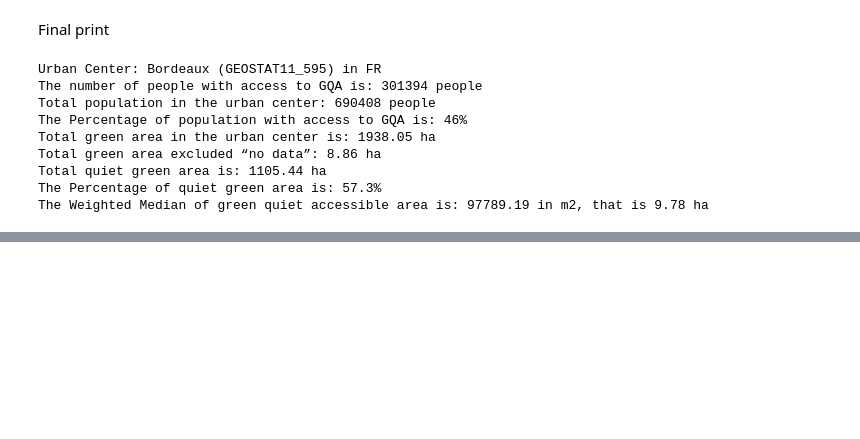
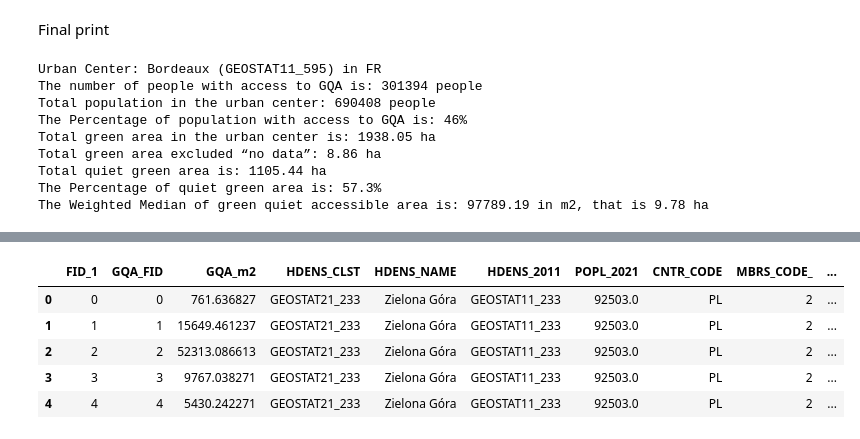
Before and after one commit to ubachr/GQA, a Jupyter notebook: dev/03_Postprocessing_Totals_duplicate5.ipynb, the cells around one changed output, grey strips where cells are left out. Cells and saved outputs as stored; diff of their text form; code cells hidden in the pictures; blank space fills up the shorter version.

```diff
--- a/dev/03_Postprocessing_Totals_duplicate5.ipynb
+++ b/dev/03_Postprocessing_Totals_duplicate5.ipynb
@@ -1363,0 +1854,9 @@ The Weighted Median of green quiet accessible area is: 97789.19 in m2, that is 9
+# %%
+SA_GQA_urbc.head()
+# %% [output]
+|  | FID_1 | GQA_FID | GQA_m2 | HDENS_CLST | HDENS_NAME | HDENS_2011 | POPL_2021 | CNTR_CODE | MBRS_CODE_ | ... |
+| 0 | 0 | 0 | 761.636827 | GEOSTAT21_233 | Zielona Góra | GEOSTAT11_233 | 92503.0 | PL | 2 | ... |
+| 1 | 1 | 1 | 15649.461237 | GEOSTAT21_233 | Zielona Góra | GEOSTAT11_233 | 92503.0 | PL | 2 | ... |
+| 2 | 2 | 2 | 52313.086613 | GEOSTAT21_233 | Zielona Góra | GEOSTAT11_233 | 92503.0 | PL | 2 | ... |
+| 3 | 3 | 3 | 9767.038271 | GEOSTAT21_233 | Zielona Góra | GEOSTAT11_233 | 92503.0 | PL | 2 | ... |
+| 4 | 4 | 4 | 5430.242271 | GEOSTAT21_233 | Zielona Góra | GEOSTAT11_233 | 92503.0 | PL | 2 | ... |
```
Also changed, not shown: parts of 31 cells of this notebook, 19 other files.
